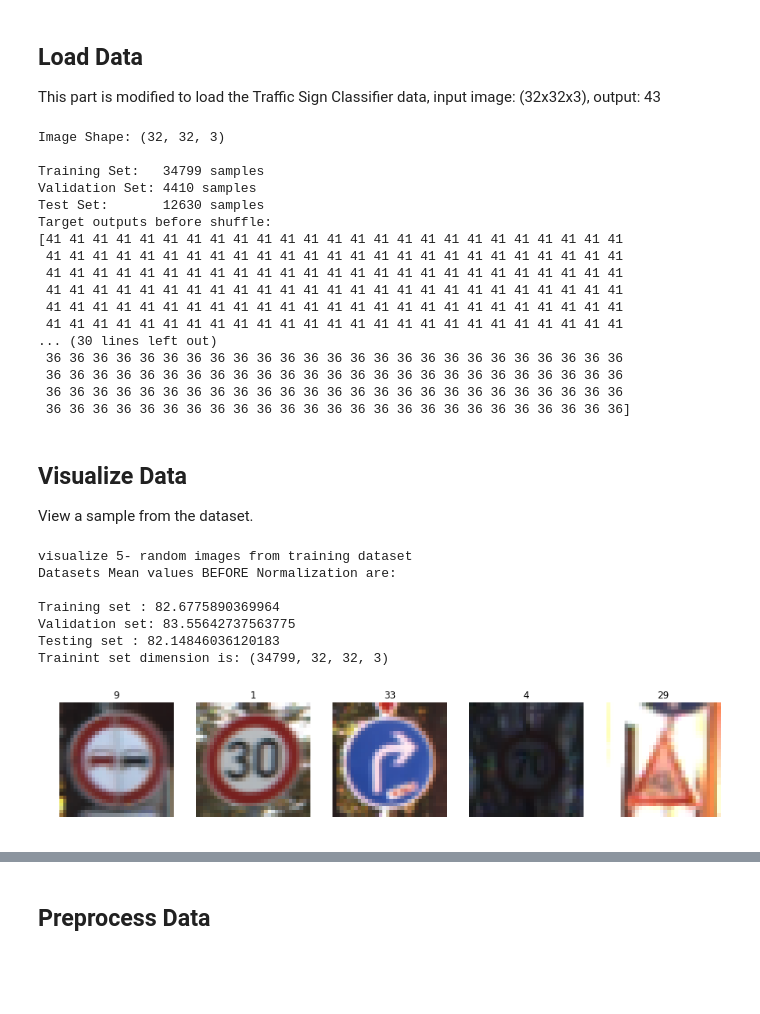
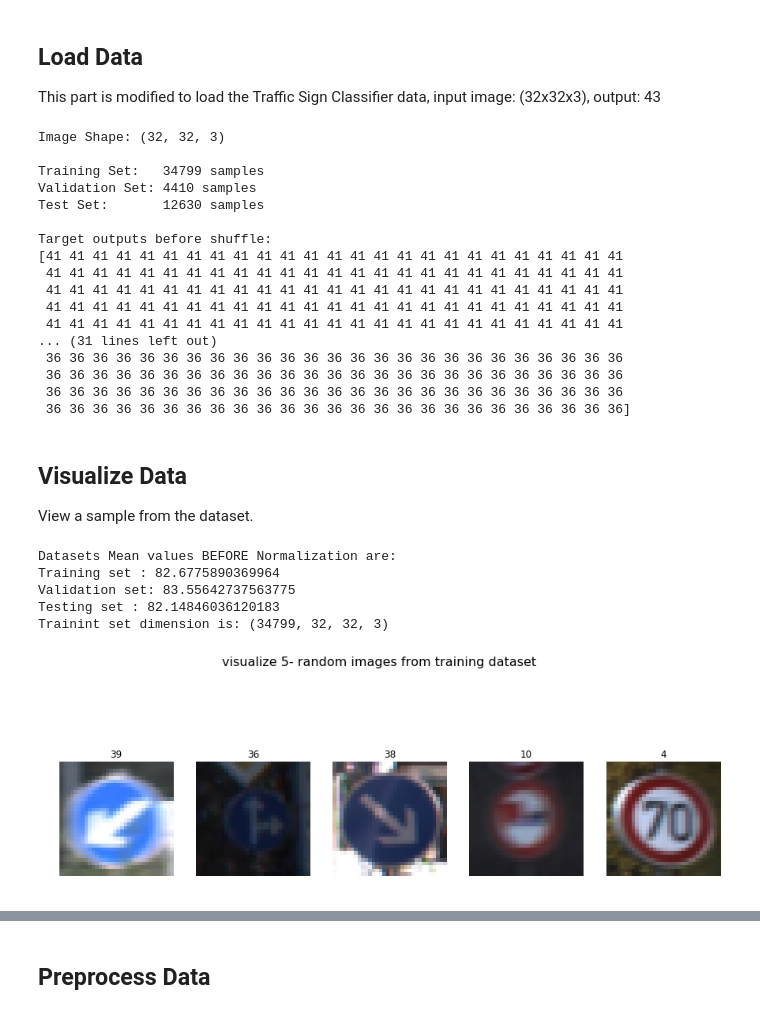
Before and after one commit to MyadaRoshdi/LeNet5-Lab2, a Jupyter notebook: LeNet-Lab-Solution.ipynb, the cells around one changed output, grey strips where cells are left out. Cells and saved outputs as stored; diff of their text form; code cells hidden in the pictures; blank space fills up the shorter version.

Commit message:
visualizing

```diff
--- a/LeNet-Lab-Solution.ipynb
+++ b/LeNet-Lab-Solution.ipynb
@@ -32,7 +32,7 @@ print("Image Shape: {}".format(X_train[0].shape))
 print()
 print("Training Set:   {} samples".format(len(X_train)))
 print("Validation Set: {} samples".format(len(X_validation)))
-print("Test Set:       {} samples".format(len(X_test)))
+print("Test Set:       {} samples\n".format(len(X_test)))
 print("Target outputs before shuffle:")
 print(y_train[0:1000])
 # %% [output]
@@ -41,14 +41,14 @@ Image Shape: (32, 32, 3)
 Training Set:   34799 samples
 Validation Set: 4410 samples
 Test Set:       12630 samples
+
 Target outputs before shuffle:
 [41 41 41 41 41 41 41 41 41 41 41 41 41 41 41 41 41 41 41 41 41 41 41 41 41
  41 41 41 41 41 41 41 41 41 41 41 41 41 41 41 41 41 41 41 41 41 41 41 41 41
  41 41 41 41 41 41 41 41 41 41 41 41 41 41 41 41 41 41 41 41 41 41 41 41 41
  41 41 41 41 41 41 41 41 41 41 41 41 41 41 41 41 41 41 41 41 41 41 41 41 41
  41 41 41 41 41 41 41 41 41 41 41 41 41 41 41 41 41 41 41 41 41 41 41 41 41
- 41 41 41 41 41 41 41 41 41 41 41 41 41 41 41 41 41 41 41 41 41 41 41 41 41
-... (30 lines left out)
+... (31 lines left out)
  36 36 36 36 36 36 36 36 36 36 36 36 36 36 36 36 36 36 36 36 36 36 36 36 36
  36 36 36 36 36 36 36 36 36 36 36 36 36 36 36 36 36 36 36 36 36 36 36 36 36
  36 36 36 36 36 36 36 36 36 36 36 36 36 36 36 36 36 36 36 36 36 36 36 36 36
@@ -61,35 +61,34 @@ View a sample from the dataset.
 import random
 import numpy as np
 import matplotlib.pyplot as plt
 %matplotlib inline
 
 # Visualize 5- random images from training dataset
-print("visualize 5- random images from training dataset")
+
 fig, axs = plt.subplots(1,5, figsize=(15, 6))
 fig.subplots_adjust(hspace = .2, wspace=.2)
+fig.suptitle("visualize 5- random images from training dataset", fontsize=16)
 axs = axs.ravel()
 for i in range(5):
     index = random.randint(0, len(X_train))
     image = X_train[index]
     axs[i].axis('off')
     axs[i].imshow(image)
     axs[i].set_title(y_train[index])
 
 # printing the mean values for every dataset
 X_train_mean= np.mean(X_train)
 X_validation_mean= np.mean(X_validation)
 X_test_mean= np.mean(X_test)
-print("Datasets Mean values BEFORE Normalization are: \n")
+print("Datasets Mean values BEFORE Normalization are: ")
 print("Training set : {} ".format(X_train_mean))
 print("Validation set: {} ".format(X_validation_mean))
 print("Testing set : {} ".format(X_test_mean))
 print("Trainint set dimension is: {}".format(X_train.shape))
 # %% [output]
-visualize 5- random images from training dataset
 Datasets Mean values BEFORE Normalization are:
-
 Training set : 82.6775890369964
 Validation set: 83.55642737563775
 Testing set : 82.14846036120183
 Trainint set dimension is: (34799, 32, 32, 3)
-[figure, old version]
+[figure, new version]
```
Also changed, not shown: parts of 15 cells of this notebook.
